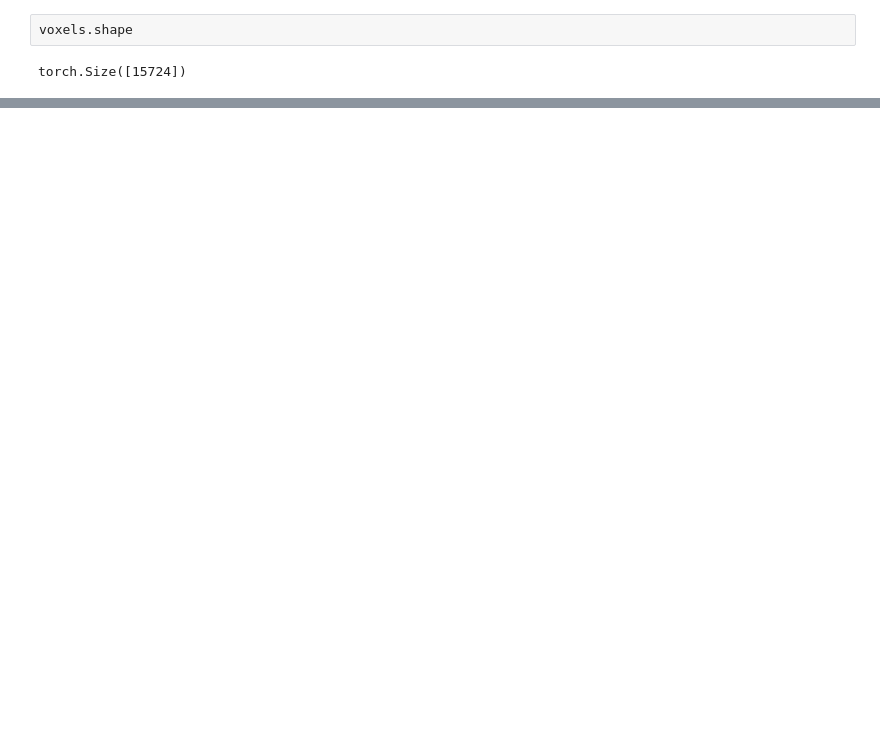
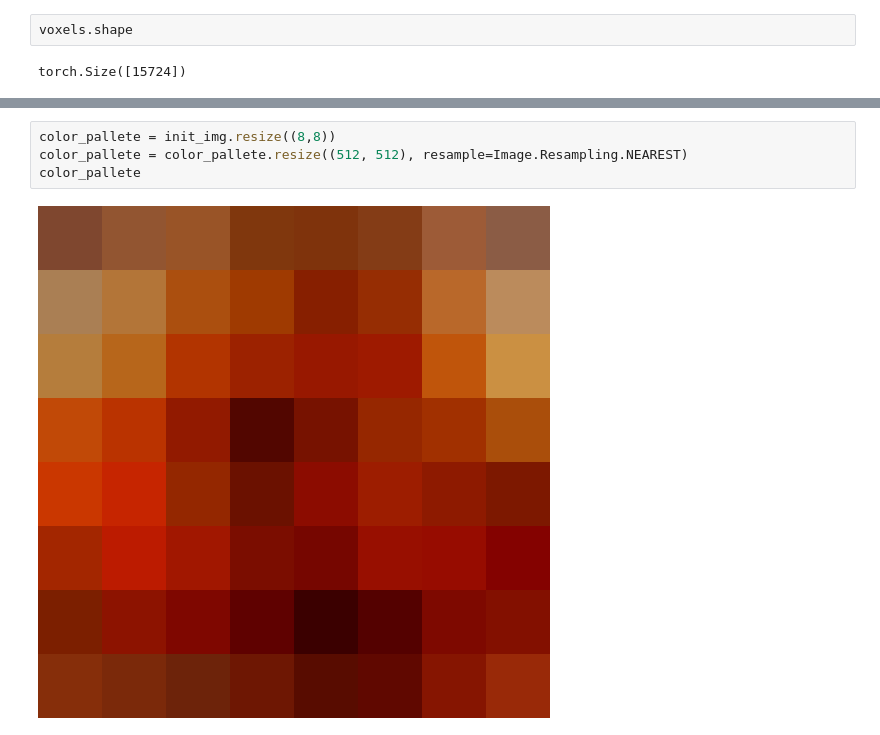
Before and after one commit to ichiyan/brain-decoding, a Jupyter notebook: scripts/reconstruction.ipynb, the cells around one changed output, grey strips where cells are left out. Drawn from its saved outputs; the diff is of its cells as text; blank space fills up the shorter version.

```diff
--- a/scripts/reconstruction.ipynb
+++ b/scripts/reconstruction.ipynb
@@ -236,0 +333,6 @@ torch.Size([15724])
+# %%
+color_pallete = init_img.resize((8,8))
+color_pallete = color_pallete.resize((512, 512), resample=Image.Resampling.NEAREST)
+color_pallete
+# %% [output]
+[figure, added]
```
Also changed, not shown: parts of 47 cells of this notebook, 23 other files.
